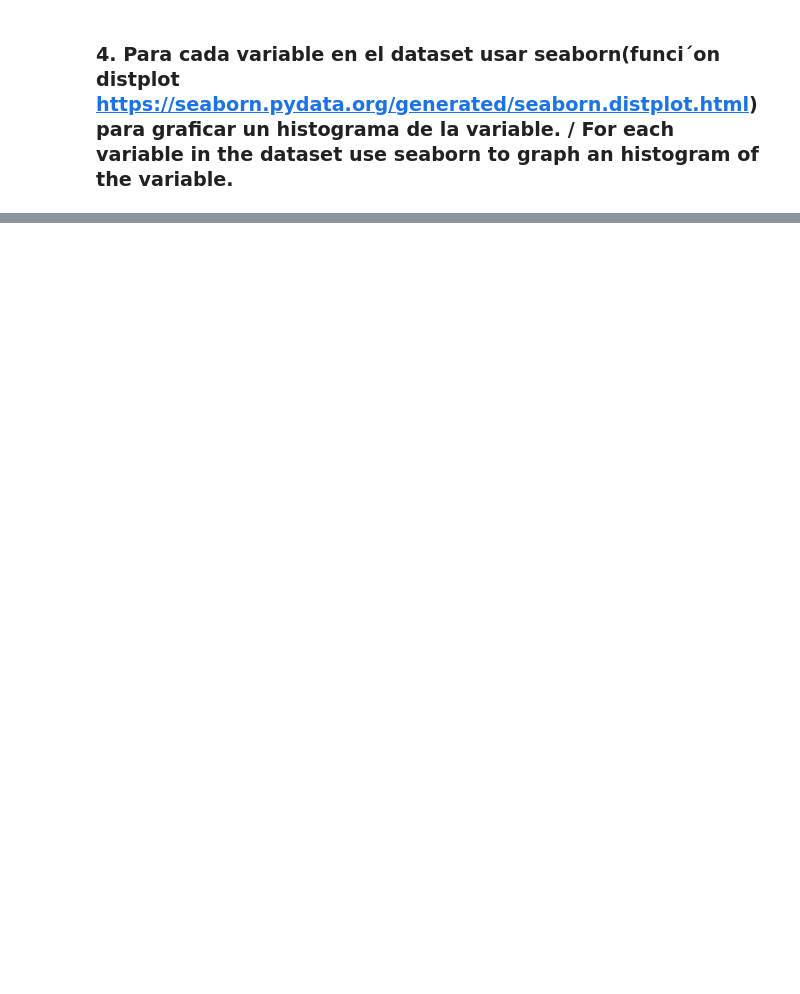
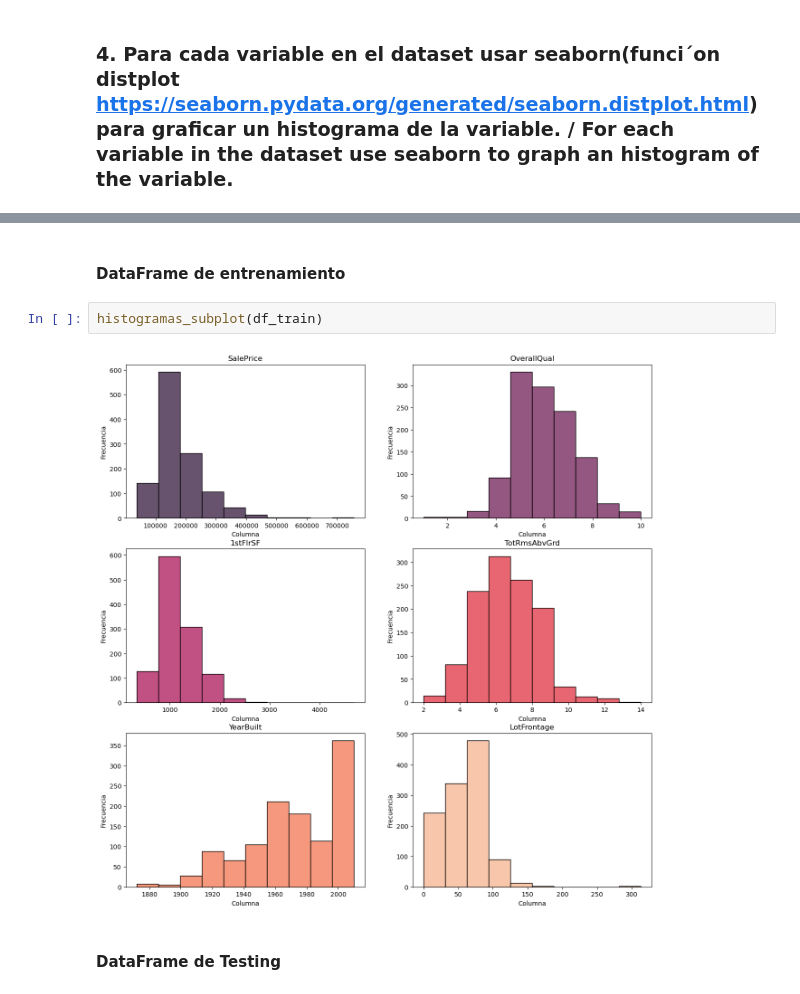
Before and after one commit to 1Dore/LinearRegModel, a Jupyter notebook: Proyecto.ipynb, the cells around one changed output, grey strips where cells are left out. Drawn from its saved outputs; the diff is of its cells as text; blank space fills up the shorter version.

```diff
--- a/Proyecto.ipynb
+++ b/Proyecto.ipynb
@@ -328,0 +390,8 @@ plt.show()
+# %% [markdown]
+#### DataFrame de entrenamiento
+# %%
+histogramas_subplot(df_train)
+# %% [output]
+[figure, added]
+# %% [markdown]
+#### DataFrame de Testing
```
Also changed, not shown: parts of 18 cells of this notebook.
